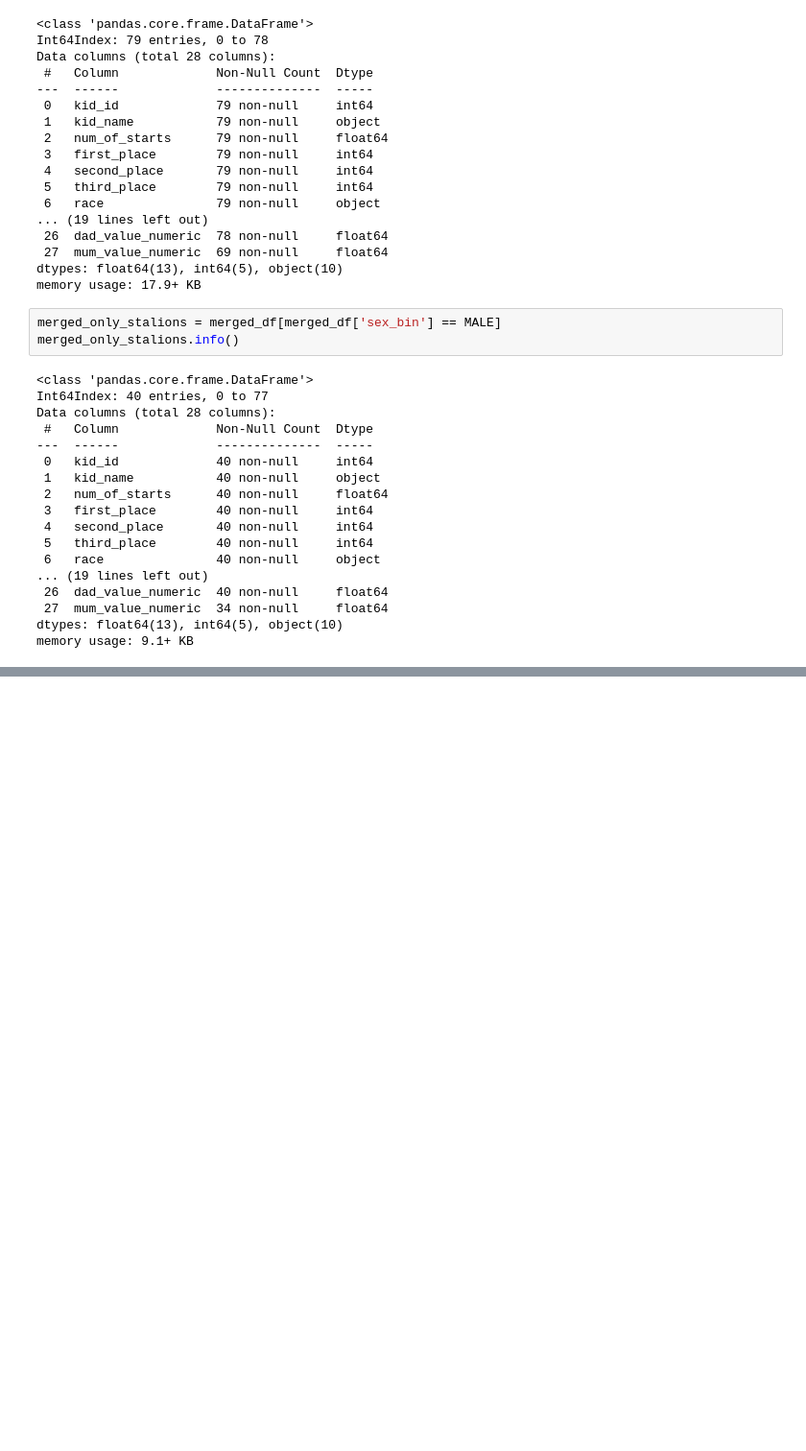
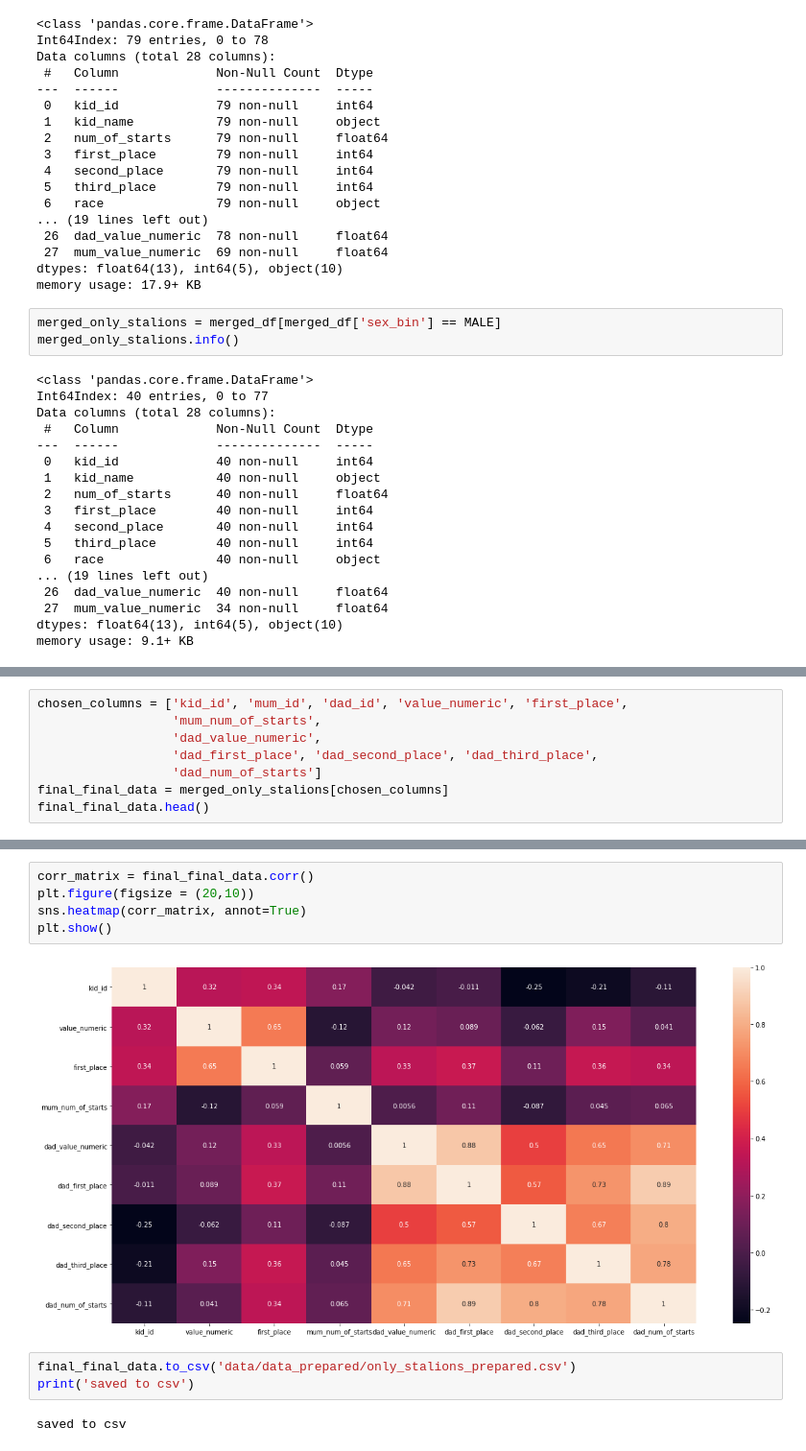
Before and after one commit to Motyleczek/racehorse_bayes, a Jupyter notebook: data_prep.ipynb, the cells around one changed output, grey strips where cells are left out. Shown at 96% size. Cells and saved outputs as stored; diff of their text form; blank space fills up the shorter version.

Commit message:
finished data preparations

```diff
--- a/data_prep.ipynb
+++ b/data_prep.ipynb
@@ -182,0 +209,8 @@ plt.show()
+# %%
+chosen_columns = ['kid_id', 'mum_id', 'dad_id', 'value_numeric', 'first_place',
+                  'mum_num_of_starts',
+                  'dad_value_numeric',
+                  'dad_first_place', 'dad_second_place', 'dad_third_place',
+                  'dad_num_of_starts']
+final_final_data = merged_only_stalions[chosen_columns]
+final_final_data.head()
@@ -182,0 +224,12 @@ plt.show()
+# %%
+corr_matrix = final_final_data.corr()
+plt.figure(figsize = (20,10))
+sns.heatmap(corr_matrix, annot=True)
+plt.show()
+# %% [output]
+[figure, added]
+# %%
+final_final_data.to_csv('data/data_prepared/only_stalions_prepared.csv')
+print('saved to csv')
+# %% [output]
+saved to csv
```
Also changed, not shown: parts of 4 cells of this notebook, 1 other file.
